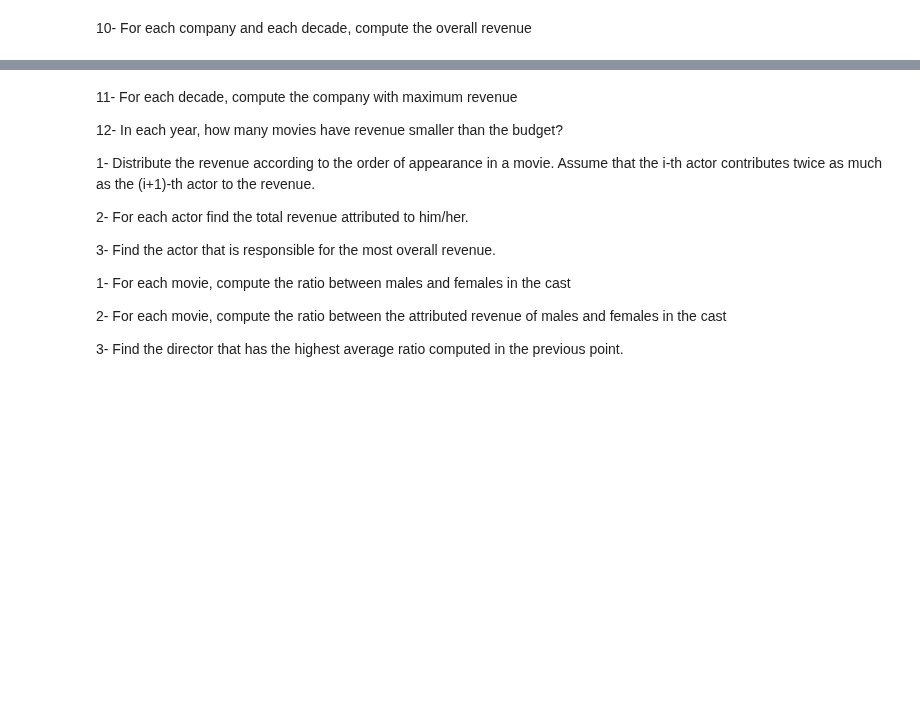
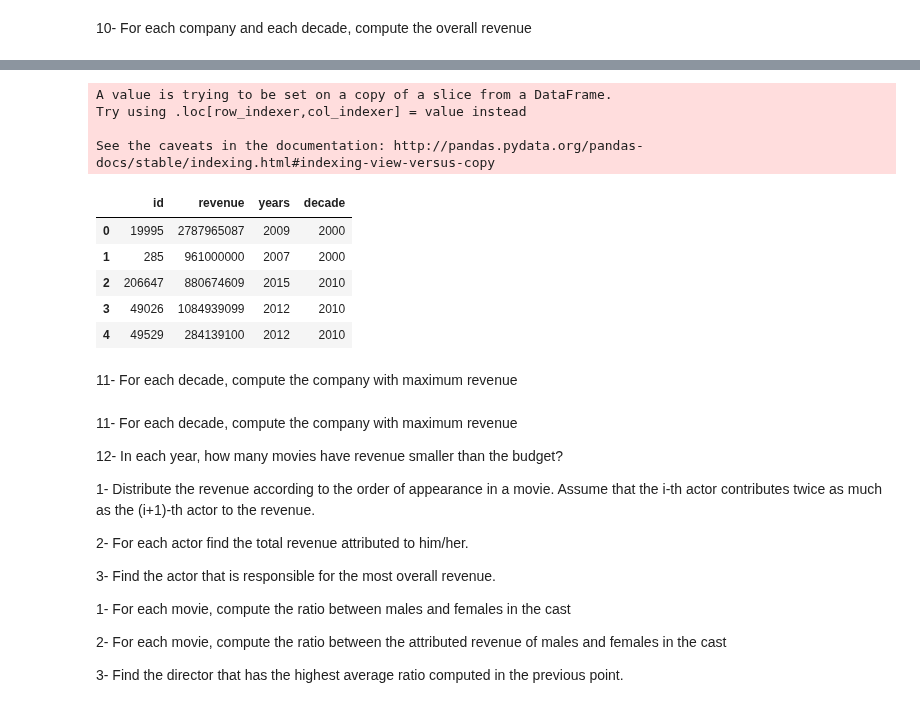
Before and after one commit to silviasantamaria/computerscience, a Jupyter notebook: Project+.ipynb, the cells around one changed output, grey strips where cells are left out. Drawn from its saved outputs; the diff is of its cells as text; code cells hidden in the pictures; blank space fills up the shorter version.

Commit message:
Esercizio 10
Da finire, creata funzione estrai_decade.
Ho aggiunto commento nel codice

```diff
--- a/Project+.ipynb
+++ b/Project+.ipynb
@@ -478,0 +489,5 @@ lang.head(10)
+# %%
+movies_1= movies[['id', 'revenue', 'years']]
+movies_1.head()
+## cosa si intende per il revenue totale?
+##se per un film (es. 19995) ho 4 companies, devo dividere il revenue per 4 e assegnare una parte a ciascuna compagnia?
@@ -479,3 +501,24 @@ lang.head(10)
+# %%
+def estrai_decade(anno):
+      if (pd.isnull(anno)):
+        return(np.nan)
+      else:
+        return str(anno)[0:3]+'0'
+movies_1['decade']= movies_1['years'].map(estrai_decade)
+movies_1.head()
+# %% [output]
+A value is trying to be set on a copy of a slice from a DataFrame.
+Try using .loc[row_indexer,col_indexer] = value instead
+
+See the caveats in the documentation: http://pandas.pydata.org/pandas-docs/stable/indexing.html#indexing-view-versus-copy
+|  | id | revenue | years | decade |
+| 0 | 19995 | 2787965087 | 2009 | 2000 |
+| 1 | 285 | 961000000 | 2007 | 2000 |
+| 2 | 206647 | 880674609 | 2015 | 2010 |
+| 3 | 49026 | 1084939099 | 2012 | 2010 |
+| 4 | 49529 | 284139100 | 2012 | 2010 |
+# %% [markdown]
+11- For each decade, compute the company with maximum revenue
 # %% [markdown]
 
 
```
Also changed, not shown: parts of 3 cells of this notebook.
